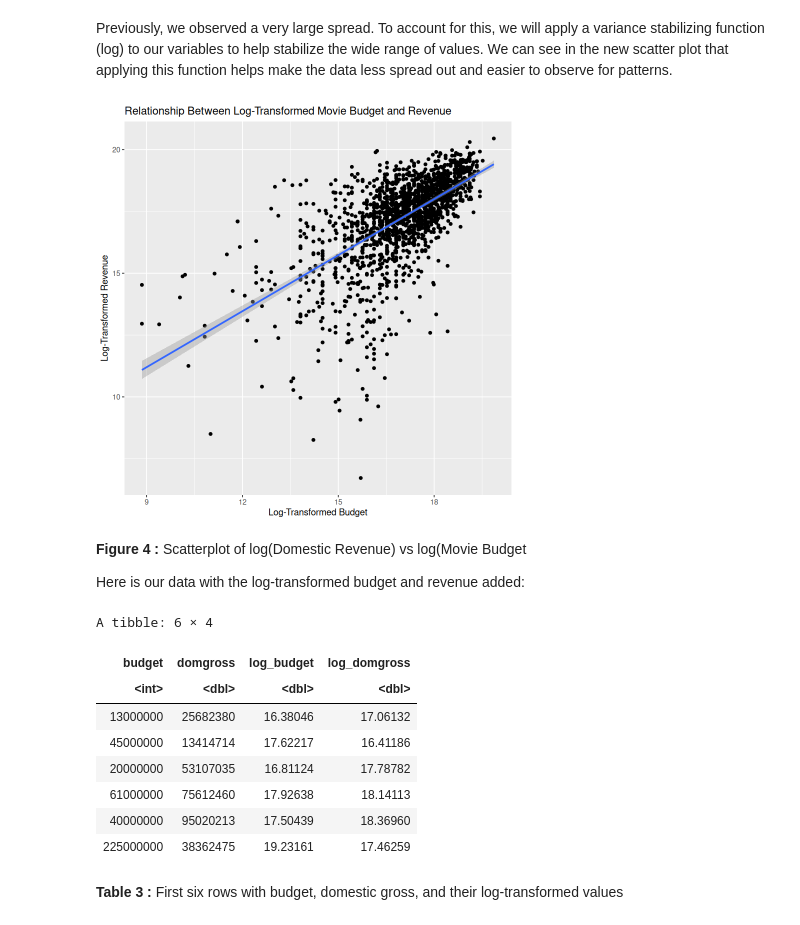
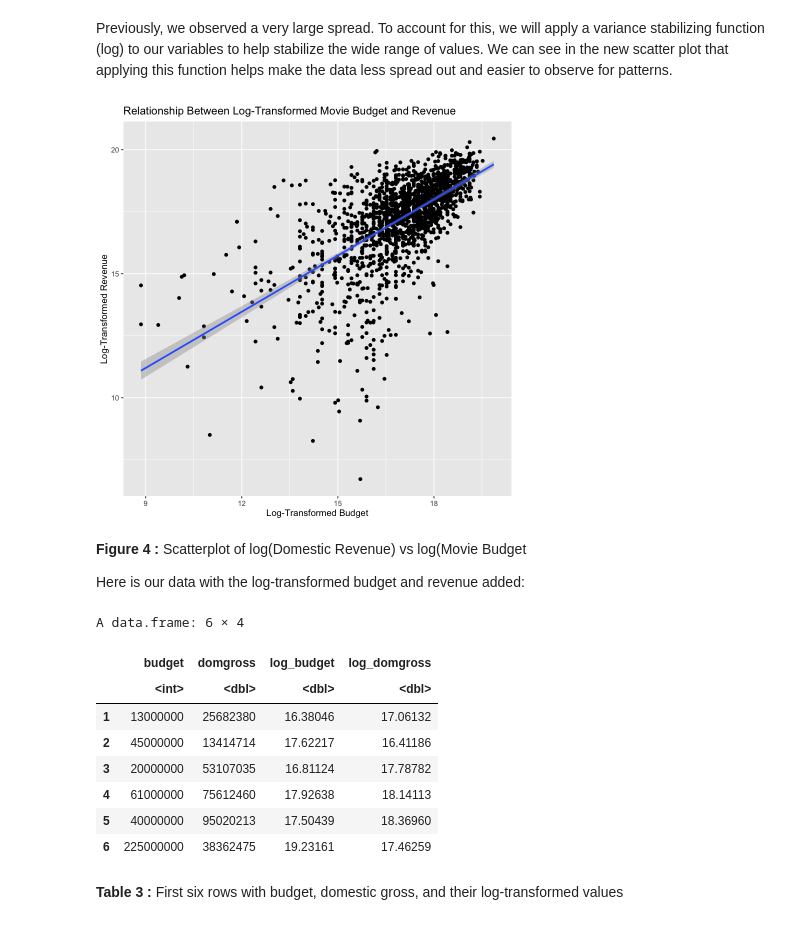
Before and after one commit to UBC-DSCI-310-2025W2/dsci-310-group-5, a Jupyter notebook: notebooks/analysis_movie-revenue.ipynb, the cells around one changed output. Drawn from its saved outputs; the diff is of its cells as text; code cells hidden in the pictures.

```diff
--- a/notebooks/analysis_movie-revenue.ipynb
+++ b/notebooks/analysis_movie-revenue.ipynb
@@ -71,6 +71,9 @@ A data.frame: 6 × 15
 # %% [markdown]
 Since our research question only requires studying 2 variables (movie budget - "budget", movie revenue - "domgross"), we will filter the data to only observe those 2 columns during our analysis.
 # %%
-movie_data <- bechdel[, c("budget", "domgross")]
+columns_to_drop <- raw_data %>%
+  select(-budget, -domgross)
+
+movie_data <- drop_columns(raw_data, colnames(columns_to_drop))
 head(movie_data)
 # %% [output]
@@ -110,6 +113,5 @@ After seeing there is one entry with a non-zero budget but $0 revenue, we will f
 # %%
 movie_data[movie_data$domgross == 0, ]
 
-movie_data <- movie_data %>%
-  filter(budget > 0, domgross > 0)
+movie_data <- filter_data(movie_data)
 # %% [output]
@@ -195,14 +195,14 @@ cor(movie_data$budget, movie_data$domgross)
 # %% [markdown]
 Previously, we observed a very large spread. To account for this, we will apply a variance stabilizing function (log) to our variables to help stabilize the wide range of values. We can see in the new scatter plot that applying this function helps make the data less spread out and easier to observe for patterns.
 # %%
-movie_data <- movie_data %>%
-  mutate(log_budget = log(budget), log_domgross = log(domgross))
+movie_data['log_budget'] <- log_transform(movie_data$budget)
+movie_data['log_domgross'] <- log_transform(movie_data$domgross)
 
 make_scatter_plot(movie_data, log_budget , log_domgross , "Relationship Between Log-Transformed Movie Budget and Revenue",
                 "Log-Transformed Budget", "Log-Transformed Revenue", smooth_method = "lm",se = TRUE,point_alpha = 1,pred_line = NULL,
                 pred_line_color = "blue")
 # %% [output]
-[figure, old version]
+[figure, new version]
 # %% [markdown]
 **Figure 4 :** Scatterplot of log(Domestic Revenue) vs log(Movie Budget
 
@@ -211,15 +211,15 @@ Here is our data with the log-transformed budget and revenue added:
 head(movie_data)
 # write.csv(movie_data, "data/processed/clean_bechdel.csv", row.names = FALSE)
 # %% [output]
-A tibble: 6 × 4
+A data.frame: 6 × 4
-| budget | domgross | log_budget | log_domgross |
-| <int> | <dbl> | <dbl> | <dbl> |
-| 13000000 | 25682380 | 16.38046 | 17.06132 |
-| 45000000 | 13414714 | 17.62217 | 16.41186 |
-| 20000000 | 53107035 | 16.81124 | 17.78782 |
-| 61000000 | 75612460 | 17.92638 | 18.14113 |
-| 40000000 | 95020213 | 17.50439 | 18.36960 |
-| 225000000 | 38362475 | 19.23161 | 17.46259 |
+|  | budget | domgross | log_budget | log_domgross |
+|  | <int> | <dbl> | <dbl> | <dbl> |
+| 1 | 13000000 | 25682380 | 16.38046 | 17.06132 |
+| 2 | 45000000 | 13414714 | 17.62217 | 16.41186 |
+| 3 | 20000000 | 53107035 | 16.81124 | 17.78782 |
+| 4 | 61000000 | 75612460 | 17.92638 | 18.14113 |
+| 5 | 40000000 | 95020213 | 17.50439 | 18.36960 |
+| 6 | 225000000 | 38362475 | 19.23161 | 17.46259 |
 # %% [markdown]
 **Table 3 :** First six rows with budget, domestic gross, and their log-transformed values
 # %% [markdown]
```
Also changed, not shown: parts of 13 cells of this notebook.
